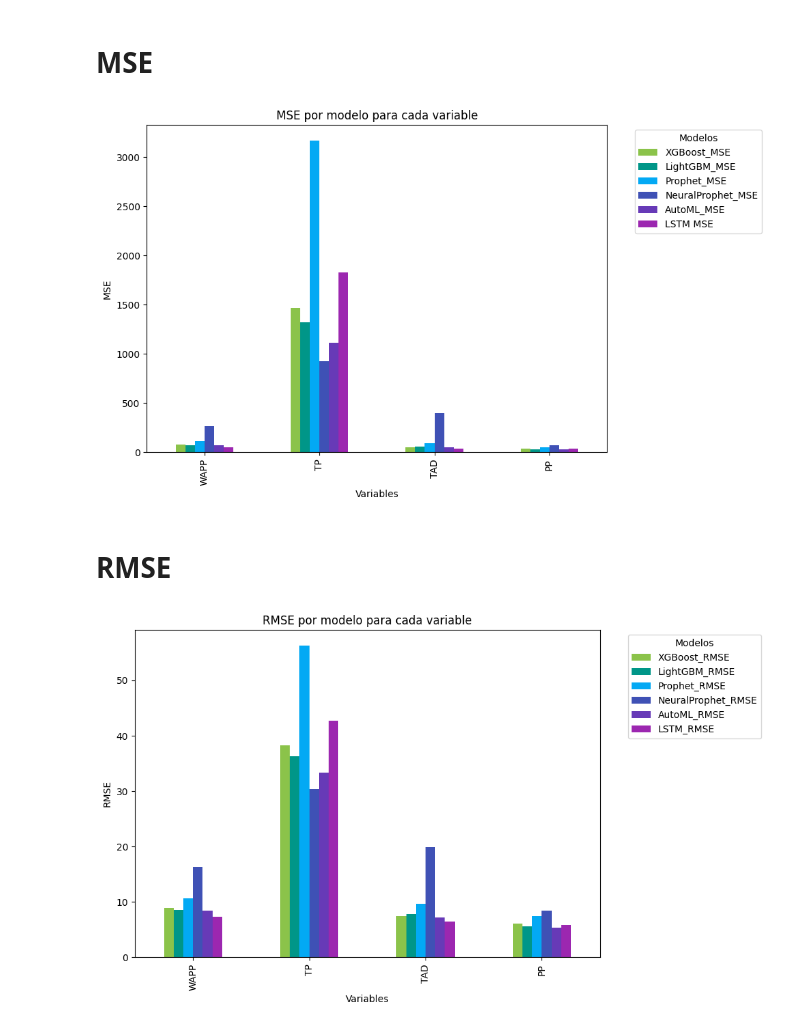
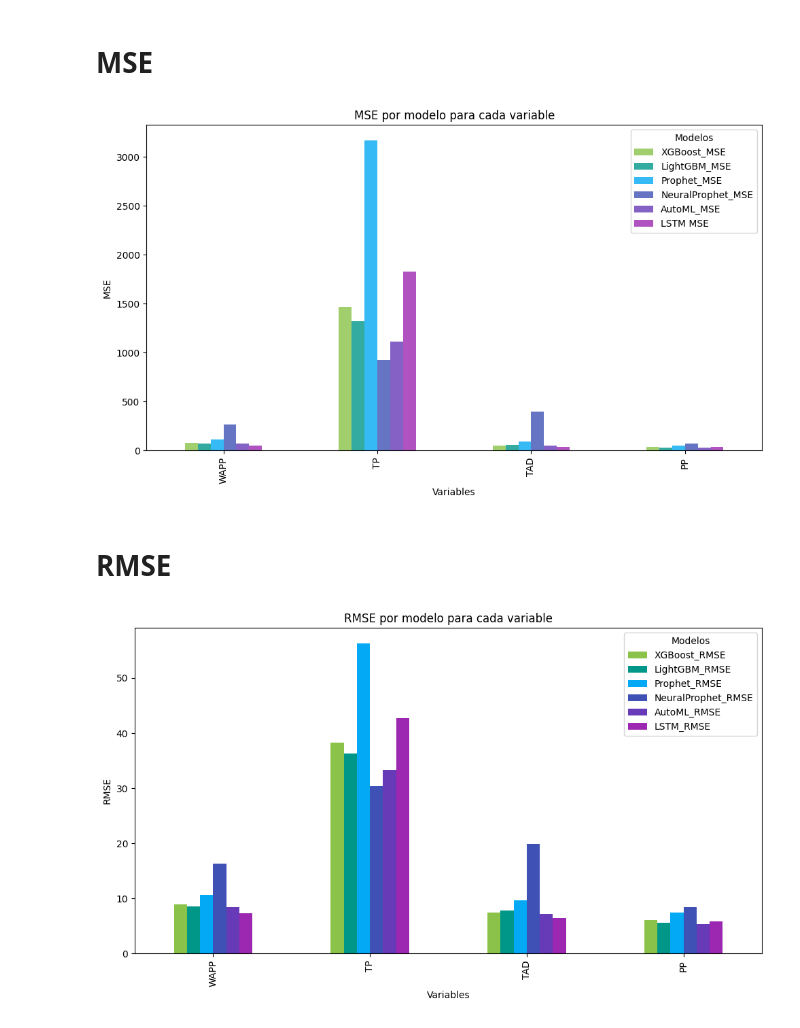
Before and after one commit to ferdcoz/mcd-ast, a Jupyter notebook: TP2/Codigo/Predicciones/PREDICCIONES_TP2.ipynb, the cells around one changed output. Cells and saved outputs as stored; diff of their text form; code cells hidden in the pictures.

```diff
--- a/TP2/Codigo/Predicciones/PREDICCIONES_TP2.ipynb
+++ b/TP2/Codigo/Predicciones/PREDICCIONES_TP2.ipynb
@@ -242,17 +278,25 @@ MSE.set_index('Variable', inplace=True)
 # %%
 colors = ['#8bc34a', '#009688', '#03a9f4', '#3f51b5', '#673ab7', '#9c27b0', '#9467bd'] #'
 
+#xgboost 8bc34a
+#lightgbm 009688
+#prophet 03a9f4
+#neuralpro 3f51b5
+#automl 673ab7
+#lstm 9467bd
+
+
 # Graficar con colores personalizados
-MSE.plot(kind='bar', figsize=(10, 6), color=colors)
+MSE.plot(kind='bar', figsize=(10, 6), color=colors, alpha=0.8)
 plt.xlabel('Variables')
 plt.ylabel('MSE')
 plt.title('MSE por modelo para cada variable')
-plt.legend(title='Modelos', bbox_to_anchor=(1.05, 1), loc='upper left')
+plt.legend(title='Modelos')
 plt.tight_layout()
 
 plt.show()
 # %% [output]
-[figure, old version]
+[figure, new version]
 # %% [markdown]
 # **RMSE**
 # %%
@@ -265,14 +309,14 @@ RMSE.set_index('VARIABLE', inplace=True)
 # %%
 colors = ['#8bc34a', '#009688', '#03a9f4', '#3f51b5', '#673ab7', '#9c27b0', '#9467bd'] #'
 
 # Graficar con colores personalizados
 RMSE.plot(kind='bar', figsize=(10, 6), color=colors)
 plt.xlabel('Variables')
 plt.ylabel('RMSE')
 plt.title('RMSE por modelo para cada variable')
-plt.legend(title='Modelos', bbox_to_anchor=(1.05, 1), loc='upper left')
+plt.legend(title='Modelos')
 plt.tight_layout()
 
 plt.show()
 # %% [output]
-[figure, old version]
+[figure, new version]
```
Also changed, not shown: parts of 4 cells of this notebook, 3 other files.
